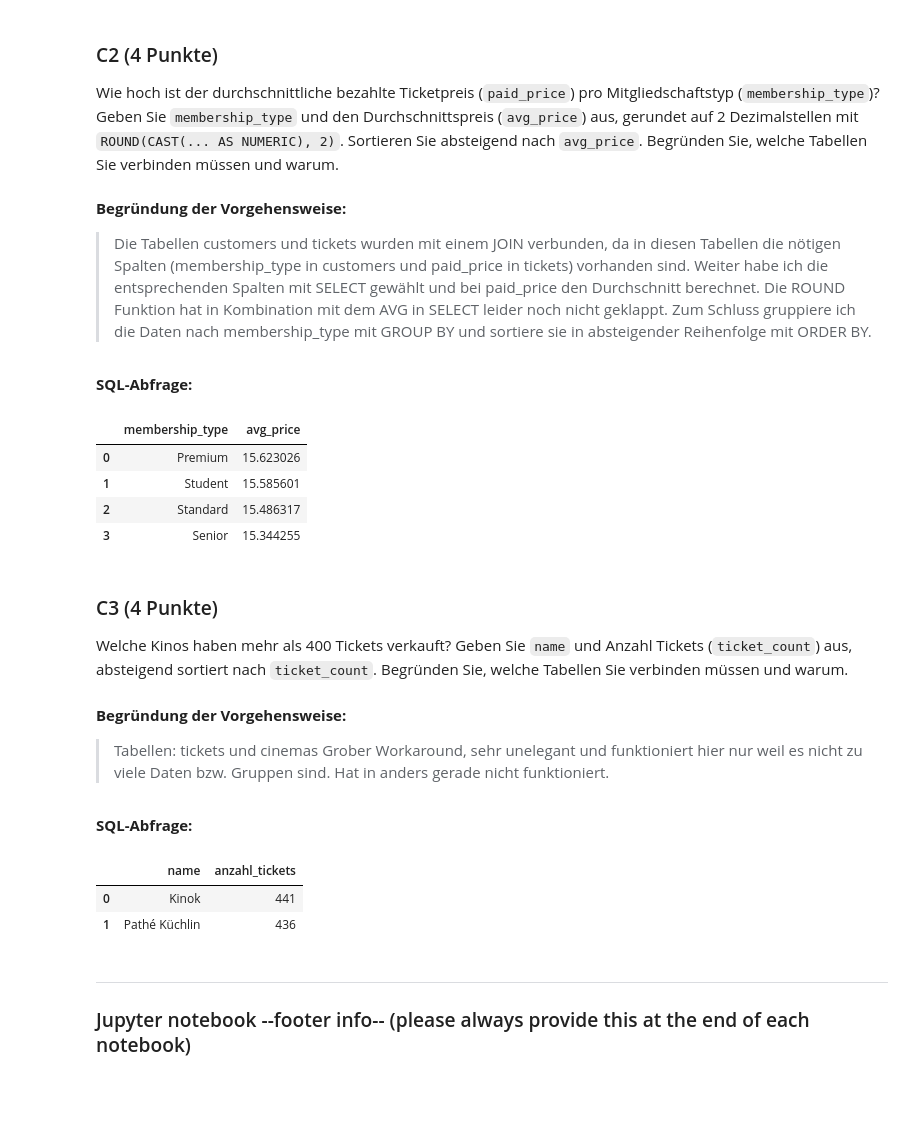
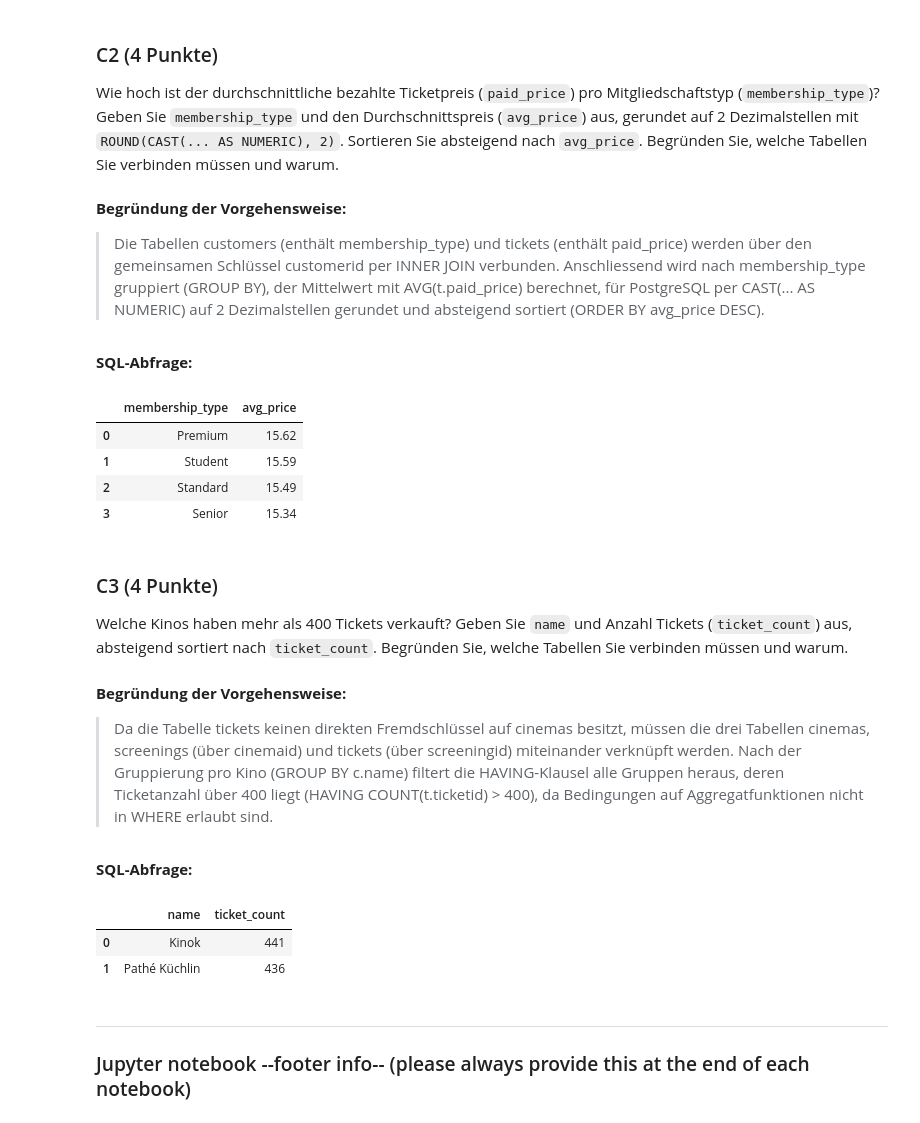
Before and after one commit to CharlesNinjaCoding/DS_HS2026_LNW, a Jupyter notebook: DS_HS2026_LNW_I_Examples/AP01/AP01_Mgmt_Nutzung_Relationale_Daten.ipynb, the cells around one changed output. Cells and saved outputs as stored; diff of their text form; code cells hidden in the pictures; blank space fills up the shorter version.

```diff
--- a/DS_HS2026_LNW_I_Examples/AP01/AP01_Mgmt_Nutzung_Relationale_Daten.ipynb
+++ b/DS_HS2026_LNW_I_Examples/AP01/AP01_Mgmt_Nutzung_Relationale_Daten.ipynb
@@ -336,28 +351,29 @@ Wie hoch ist der durchschnittliche bezahlte Ticketpreis (`paid_price`) pro Mitgl
 # %% [markdown]
 **Begründung der Vorgehensweise:**
 
-> Die Tabellen customers und tickets wurden mit einem JOIN verbunden, da in diesen Tabellen die nötigen Spalten (membership_type in customers und paid_price in tickets) vorhanden sind. Weiter habe ich die entsprechenden Spalten mit SELECT gewählt und bei paid_price den Durchschnitt berechnet. Die ROUND Funktion hat in Kombination mit dem AVG in SELECT leider noch nicht geklappt. Zum Schluss gruppiere ich die Daten nach membership_type mit GROUP BY und sortiere sie in absteigender Reihenfolge mit ORDER BY.
+> Die Tabellen customers (enthält membership_type) und tickets (enthält paid_price) werden über den gemeinsamen Schlüssel customerid per INNER JOIN verbunden. Anschliessend wird nach membership_type gruppiert (GROUP BY), der Mittelwert mit AVG(t.paid_price) berechnet, für PostgreSQL per CAST(... AS NUMERIC) auf 2 Dezimalstellen gerundet und absteigend sortiert (ORDER BY avg_price DESC).
 # %% [markdown]
 **SQL-Abfrage:**
 # %%
 engine = create_engine(db_connection_url)
 
 df_C2 = pd.read_sql_query("""
-SELECT c.membership_type, AVG(t.paid_price) AS avg_price
+SELECT c.membership_type,
+       ROUND(CAST(AVG(t.paid_price) AS NUMERIC), 2) AS avg_price
 FROM customers c
 JOIN tickets t ON c.customerid = t.customerid
 GROUP BY c.membership_type
 ORDER BY avg_price DESC;
 """, con=engine)
 
 engine.dispose()
 df_C2
 # %% [output]
 |  | membership_type | avg_price |
-| 0 | Premium | 15.623026 |
-| 1 | Student | 15.585601 |
-| 2 | Standard | 15.486317 |
-| 3 | Senior | 15.344255 |
+| 0 | Premium | 15.62 |
+| 1 | Student | 15.59 |
+| 2 | Standard | 15.49 |
+| 3 | Senior | 15.34 |
 # %% [markdown]
 ### C3 (4 Punkte)
 
@@ -365,27 +381,26 @@ Welche Kinos haben mehr als 400 Tickets verkauft? Geben Sie `name` und Anzahl Ti
 # %% [markdown]
 **Begründung der Vorgehensweise:**
 
-> Tabellen: tickets und cinemas
-> Grober Workaround, sehr unelegant und funktioniert hier nur weil es nicht zu viele Daten bzw. Gruppen sind. Hat in anders gerade nicht funktioniert.
+> Da die Tabelle tickets keinen direkten Fremdschlüssel auf cinemas besitzt, müssen die drei Tabellen cinemas, screenings (über cinemaid) und tickets (über screeningid) miteinander verknüpft werden. Nach der Gruppierung pro Kino (GROUP BY c.name) filtert die HAVING-Klausel alle Gruppen heraus, deren Ticketanzahl über 400 liegt (HAVING COUNT(t.ticketid) > 400), da Bedingungen auf Aggregatfunktionen nicht in WHERE erlaubt sind.
 # %% [markdown]
 **SQL-Abfrage:**
 # %%
 engine = create_engine(db_connection_url)
 
 df_C3 = pd.read_sql_query("""
-SELECT c.name, COUNT(t.ticketid) AS anzahl_tickets
+SELECT c.name, COUNT(t.ticketid) AS ticket_count
 FROM cinemas c
-LEFT JOIN screenings s ON c.cinemaid = s.cinemaid
-LEFT JOIN tickets t ON s.screeningid = t.screeningid
+JOIN screenings s ON c.cinemaid = s.cinemaid
+JOIN tickets t ON s.screeningid = t.screeningid
 GROUP BY c.name
-ORDER BY anzahl_tickets DESC
-LIMIT 2;
+HAVING COUNT(t.ticketid) > 400
+ORDER BY ticket_count DESC;
 """, con=engine)
 
 engine.dispose()
 df_C3
 # %% [output]
-|  | name | anzahl_tickets |
+|  | name | ticket_count |
 | 0 | Kinok | 441 |
 | 1 | Pathé Küchlin | 436 |
 # %% [markdown]
```
Also changed, not shown: parts of 10 cells of this notebook, 5 other files.
